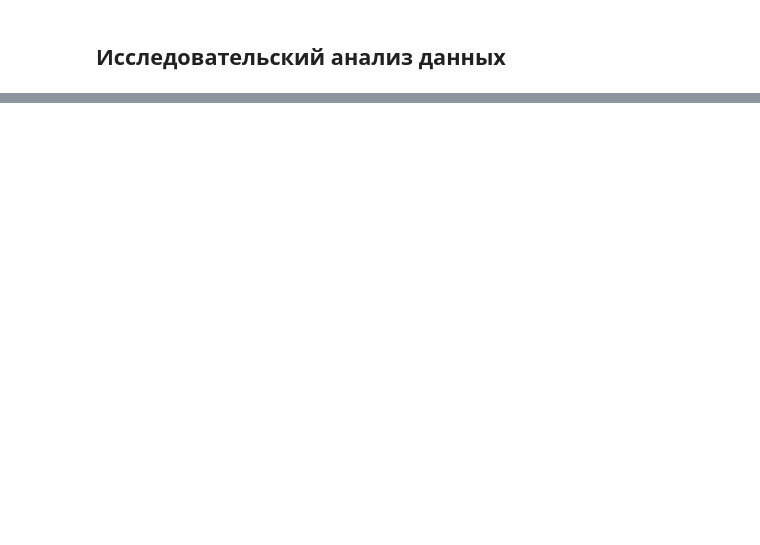
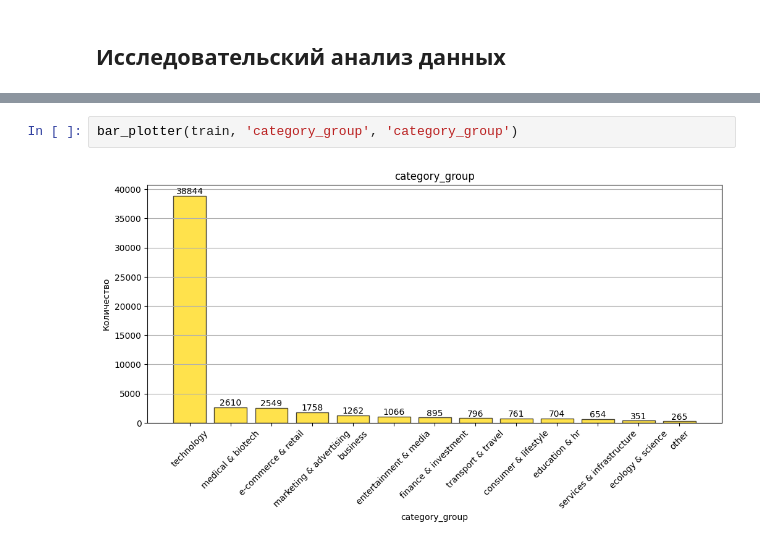
Before and after one commit to legonc/Predicting_Startup_Survival_An_Analysis_of_Success_Factors, a Jupyter notebook: Мастерская_1_итерация_1.ipynb, the cells around one changed output, grey strips where cells are left out. Cells and saved outputs as stored; diff of their text form; blank space fills up the shorter version.

```diff
--- a/Мастерская_1_итерация_1.ipynb
+++ b/Мастерская_1_итерация_1.ipynb
@@ -949,0 +1327,4 @@ analyze_dataframe(train, 'train')
+# %%
+bar_plotter(train, 'category_group', 'category_group')
+# %% [output]
+[figure, added]
```
Also changed, not shown: parts of 52 cells of this notebook.
